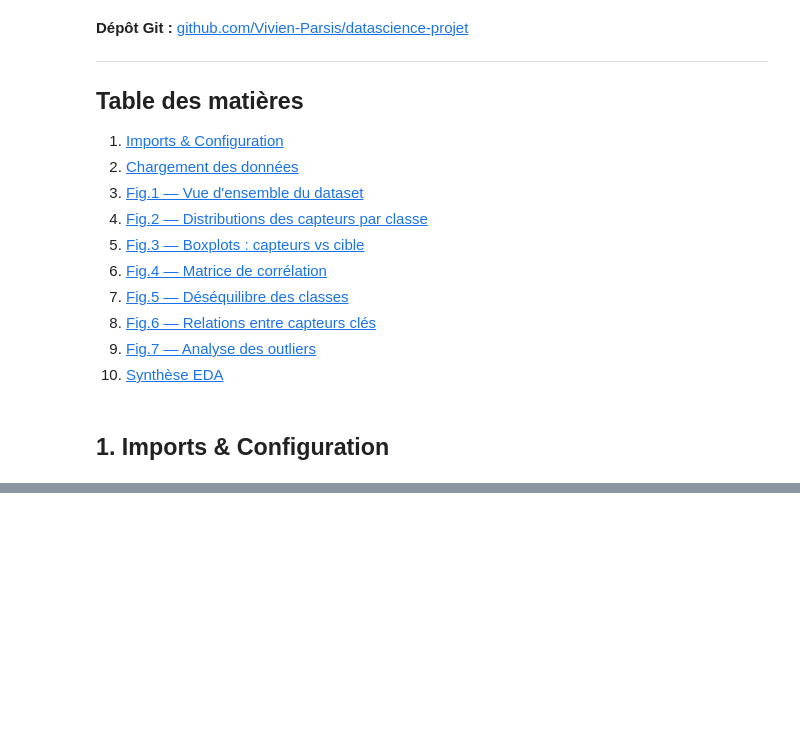
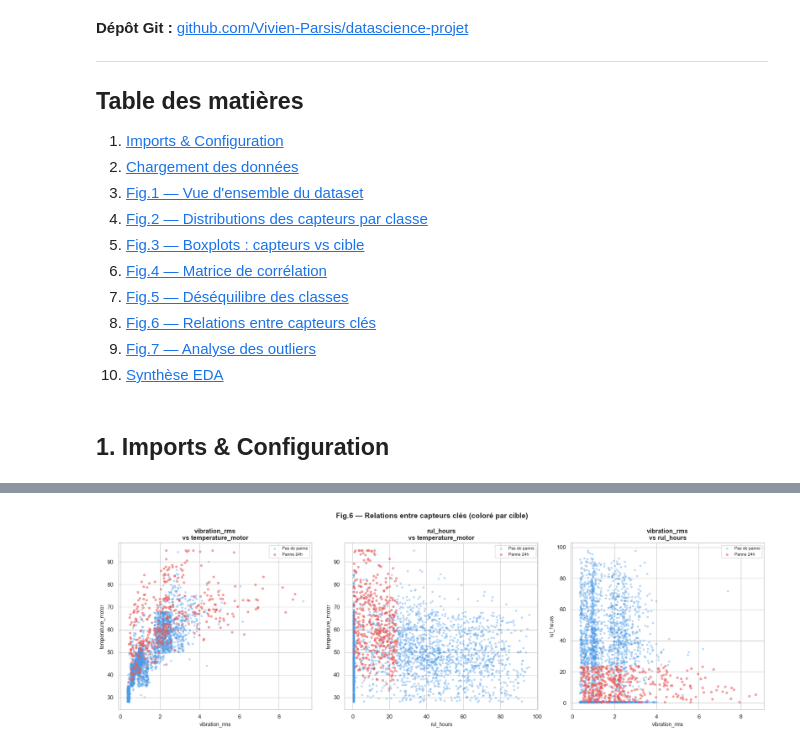
Before and after one commit to Vivien-Parsis/datascience-projet, a Jupyter notebook: EDA_Maintenance_Predictive.ipynb, the cells around one changed output, grey strips where cells are left out. Drawn from its saved outputs; the diff is of its cells as text; code cells hidden in the pictures; blank space fills up the shorter version.

```diff
--- a/EDA_Maintenance_Predictive.ipynb
+++ b/EDA_Maintenance_Predictive.ipynb
@@ -477,0 +879,64 @@ for i, r in enumerate(recs, 1):
+# %%
+fig, axes = plt.subplots(1, 3, figsize=(18, 6))
+fig.suptitle('Fig.6 — Relations entre capteurs clés (coloré par cible)',
+             fontsize=14, fontweight='bold')
+
+# Paires choisies stratégiquement :
+# 1. vibration vs température  : deux capteurs de dégradation physique
+# 2. rul_hours vs température   : durée de vie restante + surchauffe
+# 3. vibration vs rul_hours     : double signal de dégradation
+pairs = [
+    ('vibration_rms',   'temperature_motor'),
+    ('rul_hours',       'temperature_motor'),
+    ('vibration_rms',   'rul_hours')
+]
+
+# Échantillon de 3000 points pour éviter la surcharge visuelle
+# random_state=42 pour la reproductibilité
+for ax, (x_col, y_col) in zip(axes, pairs):
+    df_sample = df.dropna(subset=[x_col, y_col]).sample(min(3000, len(df)), random_state=42)
+    df0 = df_sample[df_sample[TARGET]==0]
+    df1 = df_sample[df_sample[TARGET]==1]
+
+    # Classe 0 (sain) en arrière-plan, moins opaque
+    ax.scatter(df0[x_col], df0[y_col], alpha=0.3, s=10, color=COLORS['no_fail'], label='Pas de panne')
+    # Classe 1 (panne) par-dessus, plus visible
+    ax.scatter(df1[x_col], df1[y_col], alpha=0.5, s=15, color=COLORS['fail'],    label='Panne 24h')
+
+    ax.set_xlabel(x_col, fontsize=10); ax.set_ylabel(y_col, fontsize=10)
+    ax.set_title(f'{x_col}\nvs {y_col}', fontweight='bold')
+    ax.legend(fontsize=8)
+
+plt.tight_layout()
+plt.savefig(f'{OUTPUT}/fig6_scatter.png', dpi=150, bbox_inches='tight')
+plt.show()
+
+# ── Interprétation quantifiée ─────────────────────────────────
+print('INTERPRETATION FIG.6')
+print()
+print('[ANALYSE DES 3 PAIRES DE CAPTEURS]')
+print()
+for x_col, y_col in pairs:
+    df_tmp = df.dropna(subset=[x_col, y_col])
+    d0 = df_tmp[df_tmp[TARGET]==0]
+    d1 = df_tmp[df_tmp[TARGET]==1]
+    print(f'  Paire : {x_col} x {y_col}')
+    print(f'    Classe 0 -> {x_col}: moy={d0[x_col].mean():.1f} | {y_col}: moy={d0[y_col].mean():.1f}')
+    print(f'    Classe 1 -> {x_col}: moy={d1[x_col].mean():.1f} | {y_col}: moy={d1[y_col].mean():.1f}')
+    # Centroïdes bien séparés ?
+    dist_x = abs(d1[x_col].mean() - d0[x_col].mean())
+    dist_y = abs(d1[y_col].mean() - d0[y_col].mean())
+    print(f'    Ecart entre centroides : {x_col}={dist_x:.1f} | {y_col}={dist_y:.1f}')
+    print()
+print('[CONCLUSION SUR LA SEPARABILITE]')
+print('  Les points rouges (panne) tendent a se concentrer dans la zone :')
+rul_panne = df[df[TARGET]==1]['rul_hours'].median()
+temp_panne = df[df[TARGET]==1]['temperature_motor'].median()
+vib_panne  = df[df[TARGET]==1]['vibration_rms'].median()
+print(f'    -> rul_hours faible   (mediane panne : {rul_panne:.0f} h)')
+print(f'    -> temperature haute  (mediane panne : {temp_panne:.1f} C)')
+print(f'    -> vibration elevee   (mediane panne : {vib_panne:.2f} mm/s)')
+print('  La separation n est pas parfaitement lineaire -> un modele non-lineaire')
+print('  (Random Forest, Gradient Boosting) sera plus performant que la regression logistique')
+# %% [output]
+[figure, added]
```
Also changed, not shown: parts of 54 cells of this notebook.
